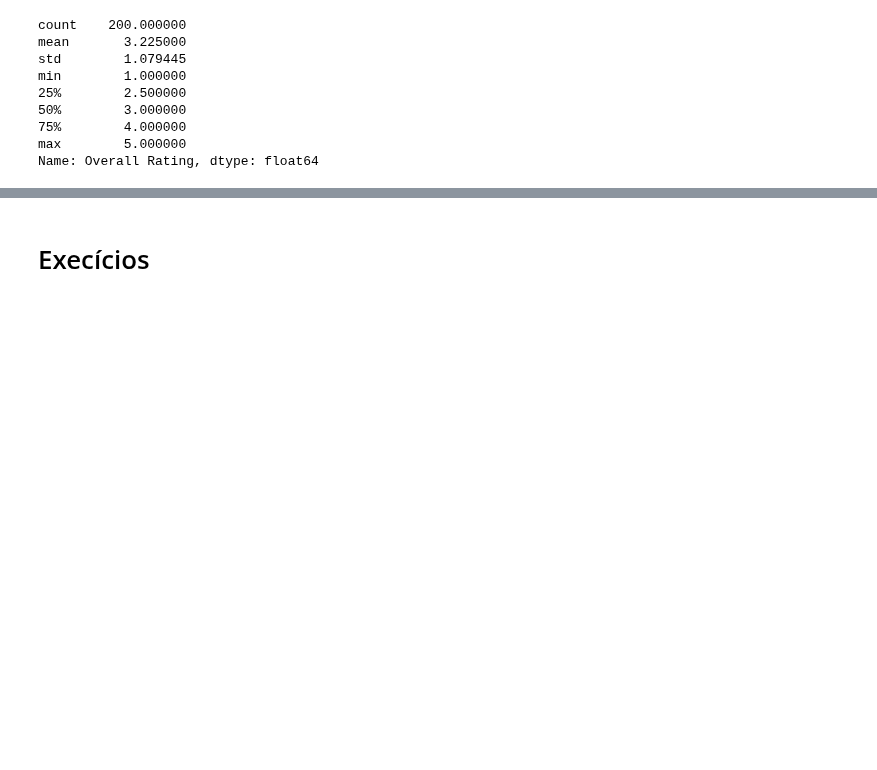
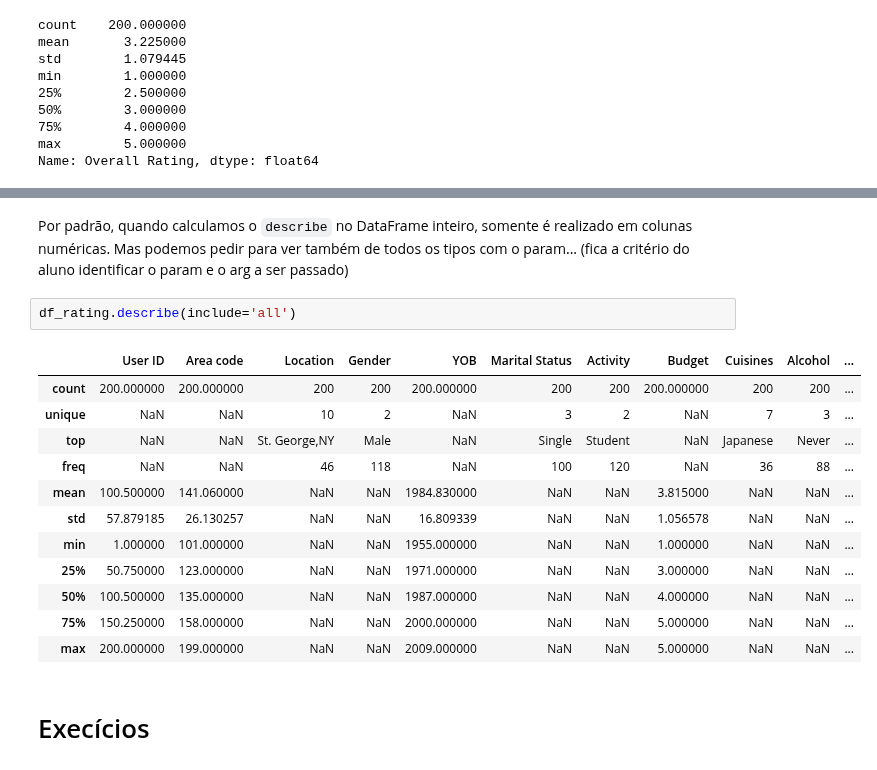
Before and after one commit to allansuzuki/ADA_classes, a Jupyter notebook: DS-PY-Data-Science/DS-PY-018 ANÁLISE EXPLORATÓRIA DE DADOS/Material do Aluno/Aula2_Estatistica_descritiva.ipynb, the cells around one changed output, grey strips where cells are left out. Drawn from its saved outputs; the diff is of its cells as text; blank space fills up the shorter version.

Commit message:
DSPY18 aula2 add more details on describe

```diff
--- a/DS-PY-Data-Science/DS-PY-018 ANÁLISE EXPLORATÓRIA DE DADOS/Material do Aluno/Aula2_Estatistica_descritiva.ipynb
+++ b/DS-PY-Data-Science/DS-PY-018 ANÁLISE EXPLORATÓRIA DE DADOS/Material do Aluno/Aula2_Estatistica_descritiva.ipynb
@@ -222,3 +315,20 @@ Name: Overall Rating, dtype: float64
+# %% [markdown]
+Por padrão, quando calculamos o `describe` no DataFrame inteiro, somente é realizado em colunas numéricas. Mas podemos pedir para ver também de todos os tipos com o param... (fica a critério do aluno identificar o param e o arg a ser passado)
+# %%
+df_rating.describe(include='all')
+# %% [output]
+|  | User ID | Area code | Location | Gender | YOB | Marital Status | Activity | Budget | Cuisines | Alcohol | ... |
+| count | 200.000000 | 200.000000 | 200 | 200 | 200.000000 | 200 | 200 | 200.000000 | 200 | 200 | ... |
+| unique | NaN | NaN | 10 | 2 | NaN | 3 | 2 | NaN | 7 | 3 | ... |
+| top | NaN | NaN | St. George,NY | Male | NaN | Single | Student | NaN | Japanese | Never | ... |
+| freq | NaN | NaN | 46 | 118 | NaN | 100 | 120 | NaN | 36 | 88 | ... |
+| mean | 100.500000 | 141.060000 | NaN | NaN | 1984.830000 | NaN | NaN | 3.815000 | NaN | NaN | ... |
+| std | 57.879185 | 26.130257 | NaN | NaN | 16.809339 | NaN | NaN | 1.056578 | NaN | NaN | ... |
+| min | 1.000000 | 101.000000 | NaN | NaN | 1955.000000 | NaN | NaN | 1.000000 | NaN | NaN | ... |
+| 25% | 50.750000 | 123.000000 | NaN | NaN | 1971.000000 | NaN | NaN | 3.000000 | NaN | NaN | ... |
+| 50% | 100.500000 | 135.000000 | NaN | NaN | 1987.000000 | NaN | NaN | 4.000000 | NaN | NaN | ... |
+| 75% | 150.250000 | 158.000000 | NaN | NaN | 2000.000000 | NaN | NaN | 5.000000 | NaN | NaN | ... |
+| max | 200.000000 | 199.000000 | NaN | NaN | 2009.000000 | NaN | NaN | 5.000000 | NaN | NaN | ... |
 # %% [markdown]
 # Execícios
 # %% [markdown]
```
Also changed, not shown: parts of 10 cells of this notebook.
